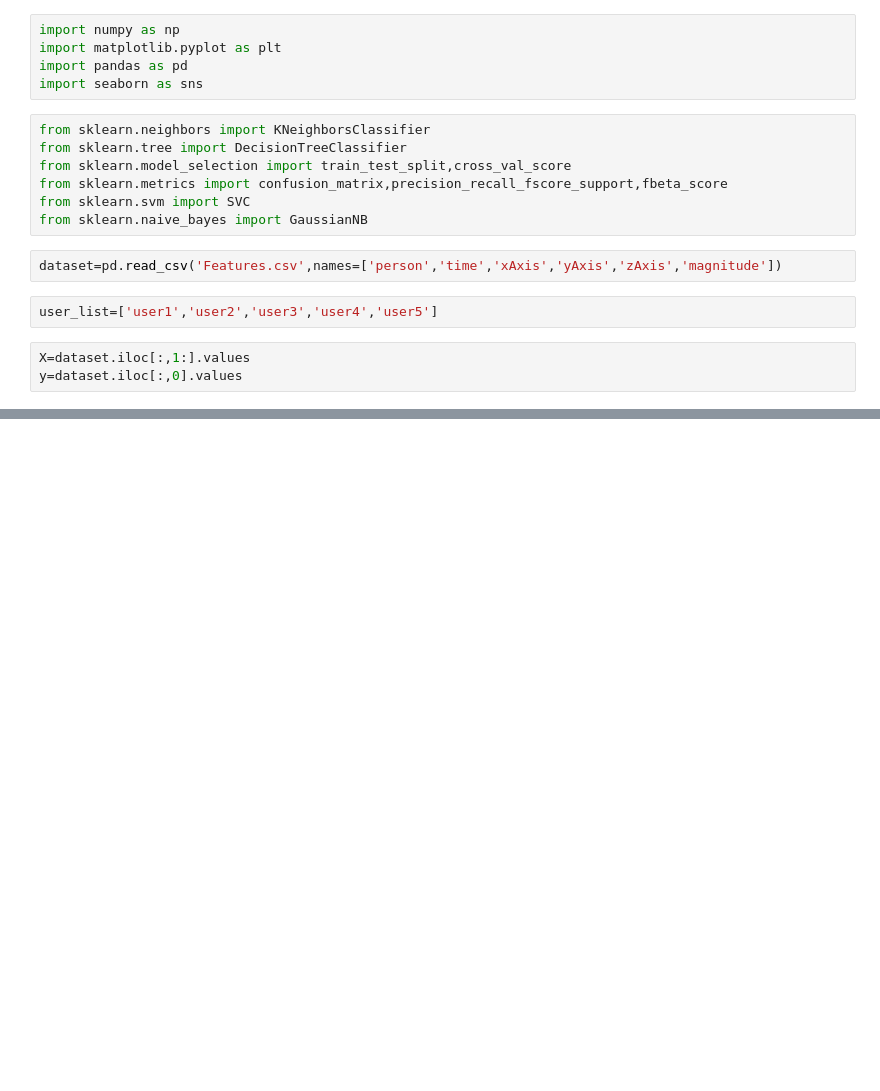
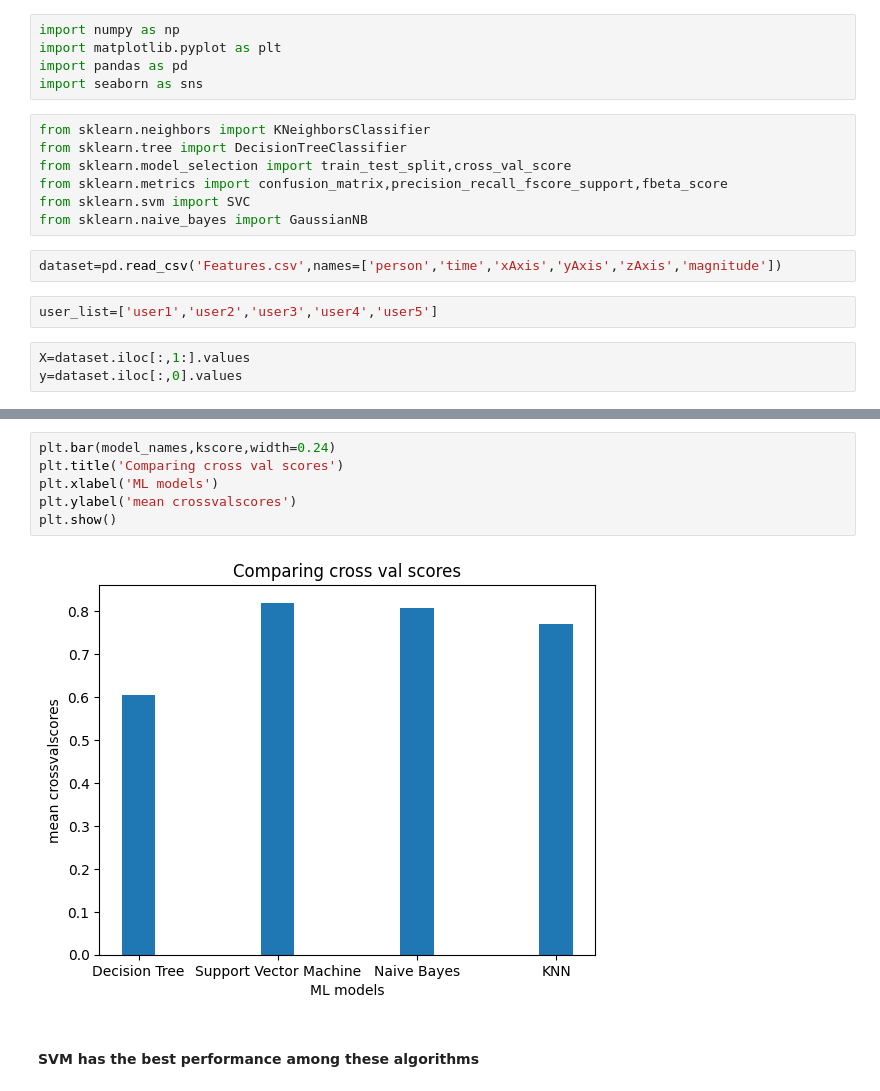
Before and after one commit to vamshi-geek/MLcourse-project, a Jupyter notebook: algorithms.ipynb, the cells around one changed output, grey strips where cells are left out. Saved outputs shown, nothing was run; the diff lists cells and outputs as text; blank space fills up the shorter version.

```diff
--- a/algorithms.ipynb
+++ b/algorithms.ipynb
@@ -89,0 +84,10 @@ Cross val score: [0.75       0.78666667 0.78       0.76333333 0.77333333]
+# %%
+plt.bar(model_names,kscore,width=0.24)
+plt.title('Comparing cross val scores')
+plt.xlabel('ML models')
+plt.ylabel('mean crossvalscores')
+plt.show()
+# %% [output]
+[figure, added]
+# %% [markdown]
+#### SVM has the best performance among these algorithms
```
Also changed, not shown: parts of 1 cell of this notebook.
